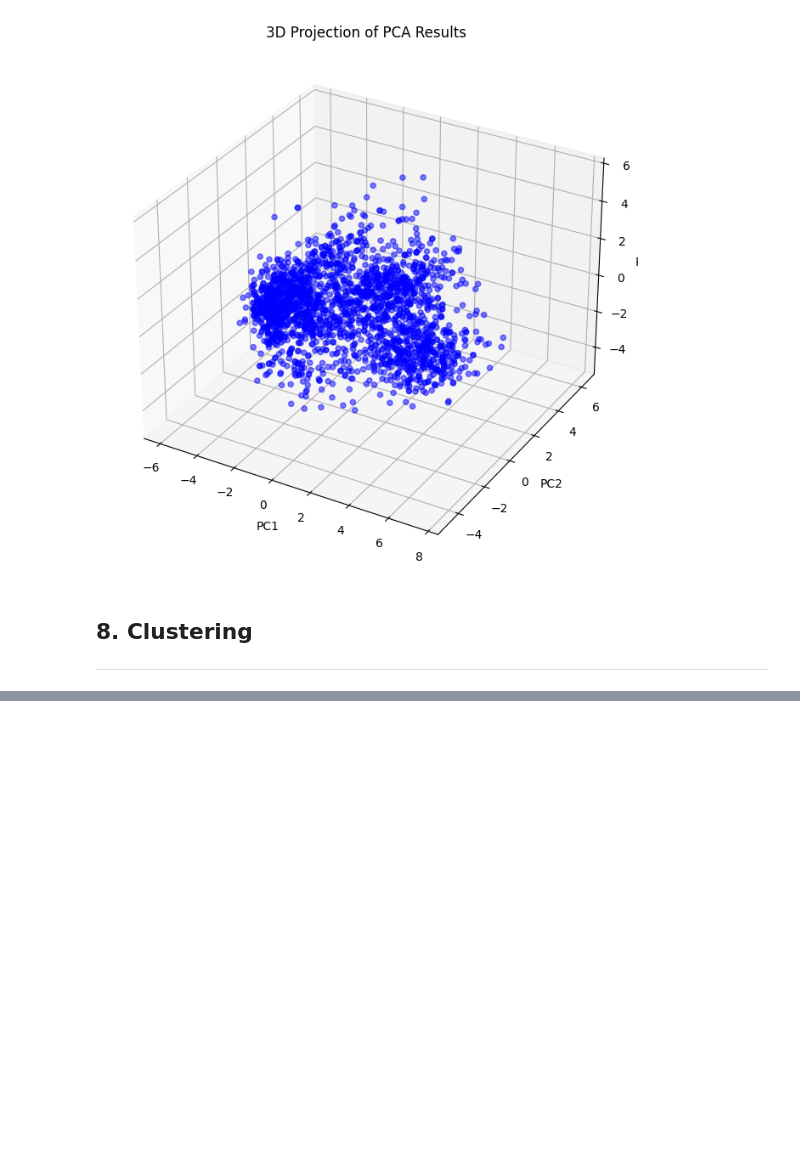
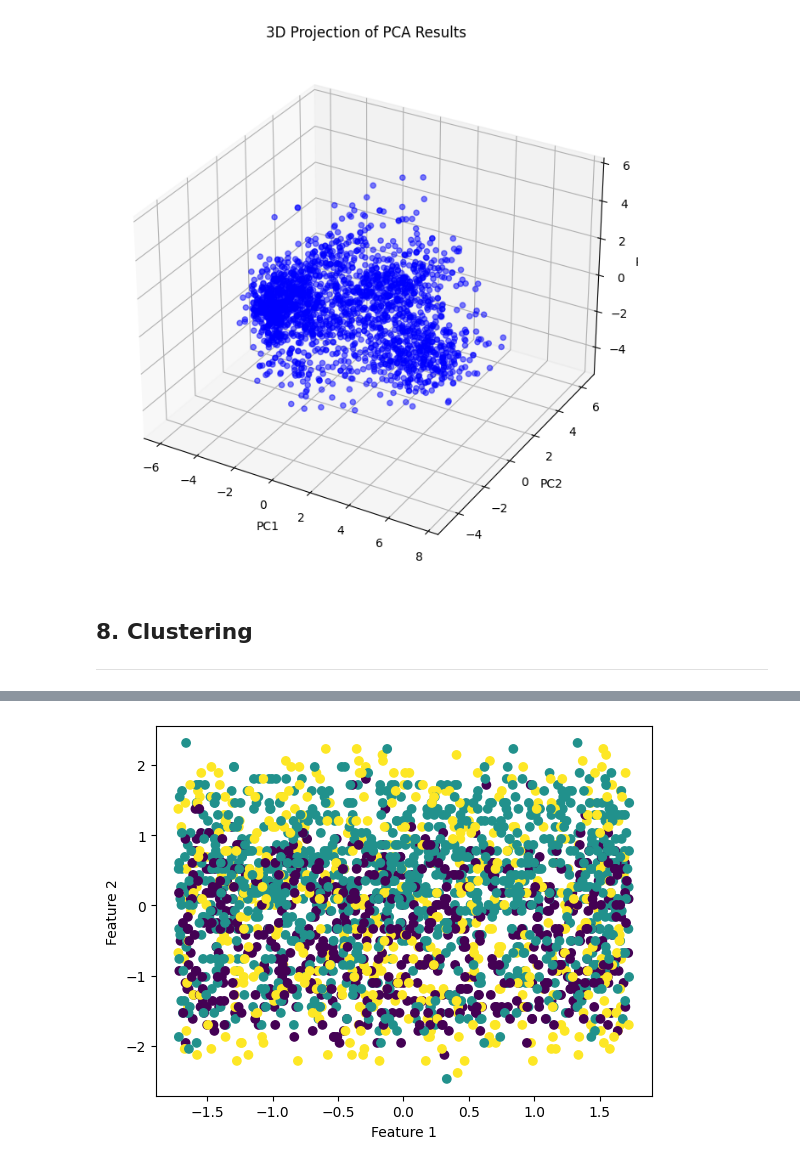
Before and after one commit to kostasalex/Customer-Personality-Analysis, a Jupyter notebook: Data_Mining_hw1.ipynb, the cells around one changed output, grey strips where cells are left out. Drawn from its saved outputs; the diff is of its cells as text; code cells hidden in the pictures; blank space fills up the shorter version.

```diff
--- a/Data_Mining_hw1.ipynb
+++ b/Data_Mining_hw1.ipynb
@@ -596,0 +624,11 @@ plt.show()
+# %%
+# K-means clustering
+kmeans = KMeans(n_clusters=3, random_state=0, n_init=10)
+labels = kmeans.fit_predict(df_num)
+
+plt.scatter(df_num.iloc[:, 0], df_num.iloc[:, 1], c=labels)
+plt.xlabel('Feature 1')
+plt.ylabel('Feature 2')
+plt.show()
+# %% [output]
+[figure, added]
```
Also changed, not shown: parts of 6 cells of this notebook.
